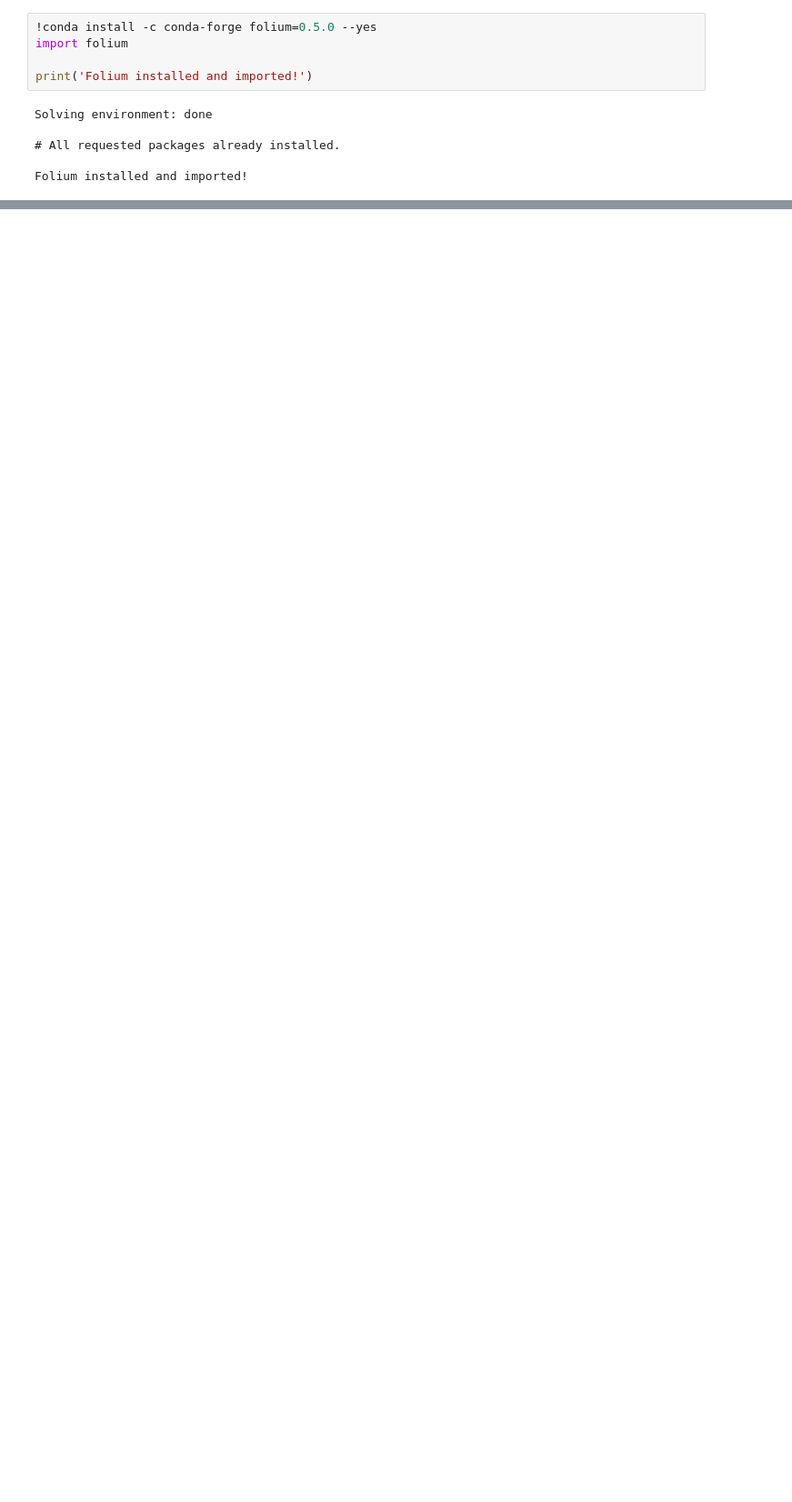
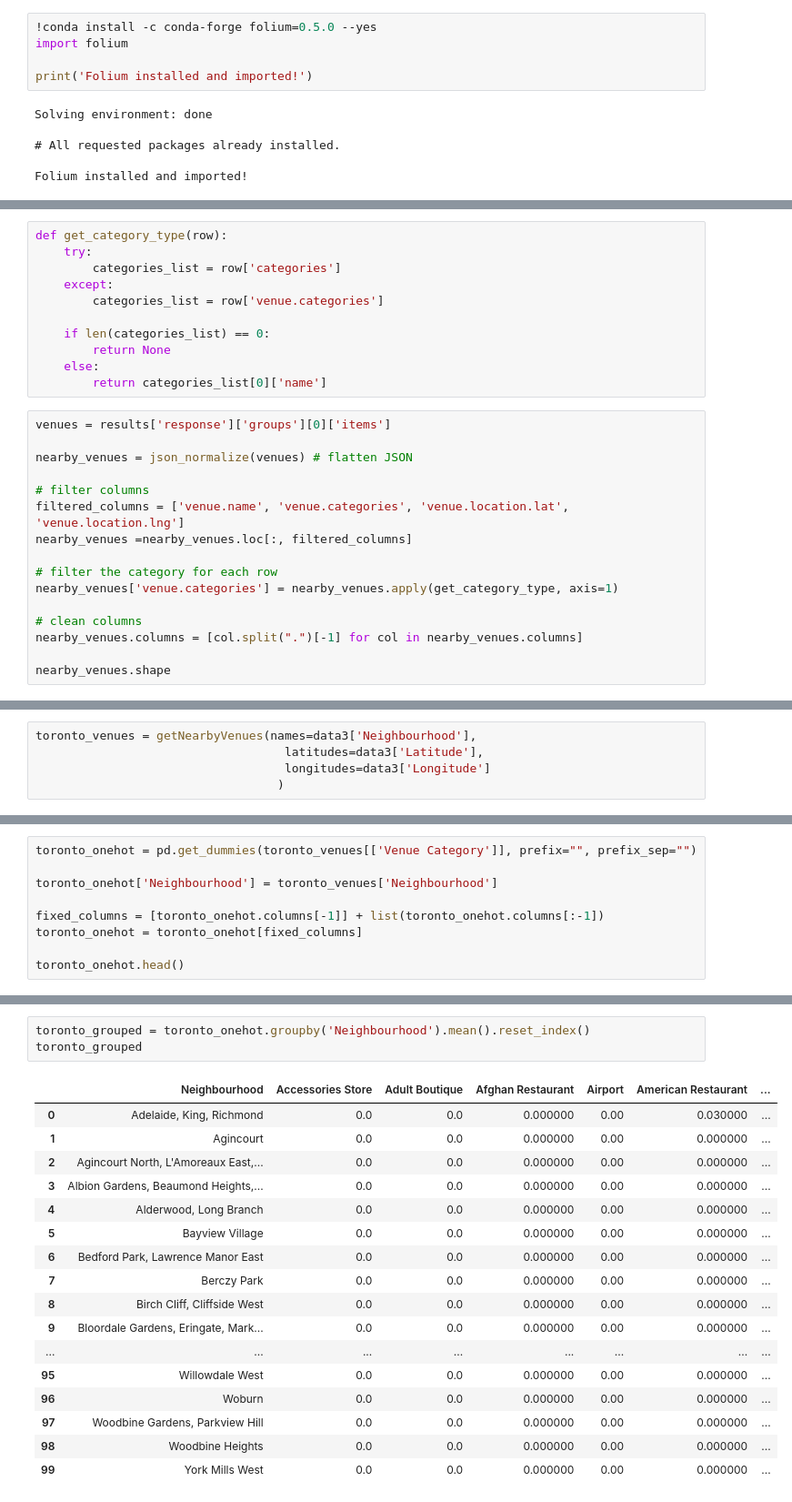
Before and after one commit to MicheleDeluchi/Coursera_Capstone, a Jupyter notebook: Clustering Neighborhoods in Toronto.ipynb, the cells around one changed output, grey strips where cells are left out. Shown: that part at 91% size. Drawn from its saved outputs; the diff is of its cells as text; blank space fills up the shorter version.

```diff
--- a/Clustering Neighborhoods in Toronto.ipynb
+++ b/Clustering Neighborhoods in Toronto.ipynb
@@ -166,0 +204,27 @@ Folium installed and imported!
+# %%
+def get_category_type(row):
+    try:
+        categories_list = row['categories']
+    except:
+        categories_list = row['venue.categories']
+
+    if len(categories_list) == 0:
+        return None
+    else:
+        return categories_list[0]['name']
+# %%
+venues = results['response']['groups'][0]['items']
+
+nearby_venues = json_normalize(venues) # flatten JSON
+
+# filter columns
+filtered_columns = ['venue.name', 'venue.categories', 'venue.location.lat', 'venue.location.lng']
+nearby_venues =nearby_venues.loc[:, filtered_columns]
+
+# filter the category for each row
+nearby_venues['venue.categories'] = nearby_venues.apply(get_category_type, axis=1)
+
+# clean columns
+nearby_venues.columns = [col.split(".")[-1] for col in nearby_venues.columns]
+
+nearby_venues.shape
@@ -166,0 +277,5 @@ Folium installed and imported!
+# %%
+toronto_venues = getNearbyVenues(names=data3['Neighbourhood'],
+                                   latitudes=data3['Latitude'],
+                                   longitudes=data3['Longitude']
+                                  )
@@ -166,0 +333,9 @@ Folium installed and imported!
+# %%
+toronto_onehot = pd.get_dummies(toronto_venues[['Venue Category']], prefix="", prefix_sep="")
+
+toronto_onehot['Neighbourhood'] = toronto_venues['Neighbourhood']
+
+fixed_columns = [toronto_onehot.columns[-1]] + list(toronto_onehot.columns[:-1])
+toronto_onehot = toronto_onehot[fixed_columns]
+
+toronto_onehot.head()
@@ -166,0 +350,21 @@ Folium installed and imported!
+# %%
+toronto_grouped = toronto_onehot.groupby('Neighbourhood').mean().reset_index()
+toronto_grouped
+# %% [output]
+|  | Neighbourhood | Accessories Store | Adult Boutique | Afghan Restaurant | Airport | American Restaurant | ... |
+| 0 | Adelaide, King, Richmond | 0.0 | 0.0 | 0.000000 | 0.00 | 0.030000 | ... |
+| 1 | Agincourt | 0.0 | 0.0 | 0.000000 | 0.00 | 0.000000 | ... |
+| 2 | Agincourt North, L'Amoreaux East,... | 0.0 | 0.0 | 0.000000 | 0.00 | 0.000000 | ... |
+| 3 | Albion Gardens, Beaumond Heights,... | 0.0 | 0.0 | 0.000000 | 0.00 | 0.000000 | ... |
+| 4 | Alderwood, Long Branch | 0.0 | 0.0 | 0.000000 | 0.00 | 0.000000 | ... |
+| 5 | Bayview Village | 0.0 | 0.0 | 0.000000 | 0.00 | 0.000000 | ... |
+| 6 | Bedford Park, Lawrence Manor East | 0.0 | 0.0 | 0.000000 | 0.00 | 0.000000 | ... |
+| 7 | Berczy Park | 0.0 | 0.0 | 0.000000 | 0.00 | 0.000000 | ... |
+| 8 | Birch Cliff, Cliffside West | 0.0 | 0.0 | 0.000000 | 0.00 | 0.000000 | ... |
+| 9 | Bloordale Gardens, Eringate, Mark... | 0.0 | 0.0 | 0.000000 | 0.00 | 0.000000 | ... |
+| ... | ... | ... | ... | ... | ... | ... | ... |
+| 95 | Willowdale West | 0.0 | 0.0 | 0.000000 | 0.00 | 0.000000 | ... |
+| 96 | Woburn | 0.0 | 0.0 | 0.000000 | 0.00 | 0.000000 | ... |
+| 97 | Woodbine Gardens, Parkview Hill | 0.0 | 0.0 | 0.000000 | 0.00 | 0.000000 | ... |
+| 98 | Woodbine Heights | 0.0 | 0.0 | 0.000000 | 0.00 | 0.000000 | ... |
+| 99 | York Mills West | 0.0 | 0.0 | 0.000000 | 0.00 | 0.000000 | ... |
```
Also changed, not shown: parts of 21 cells of this notebook.
